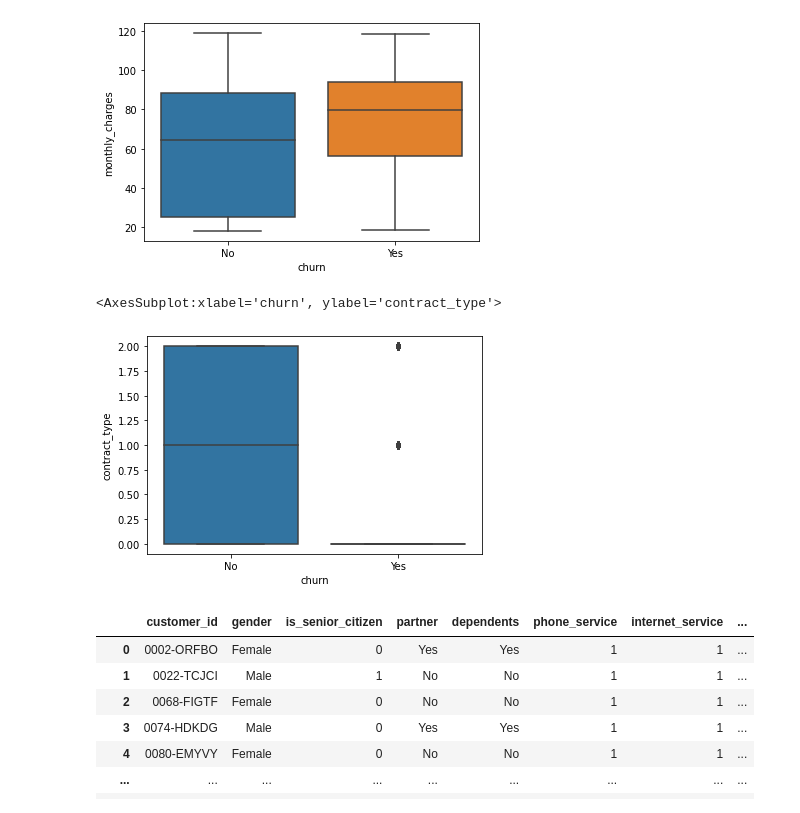
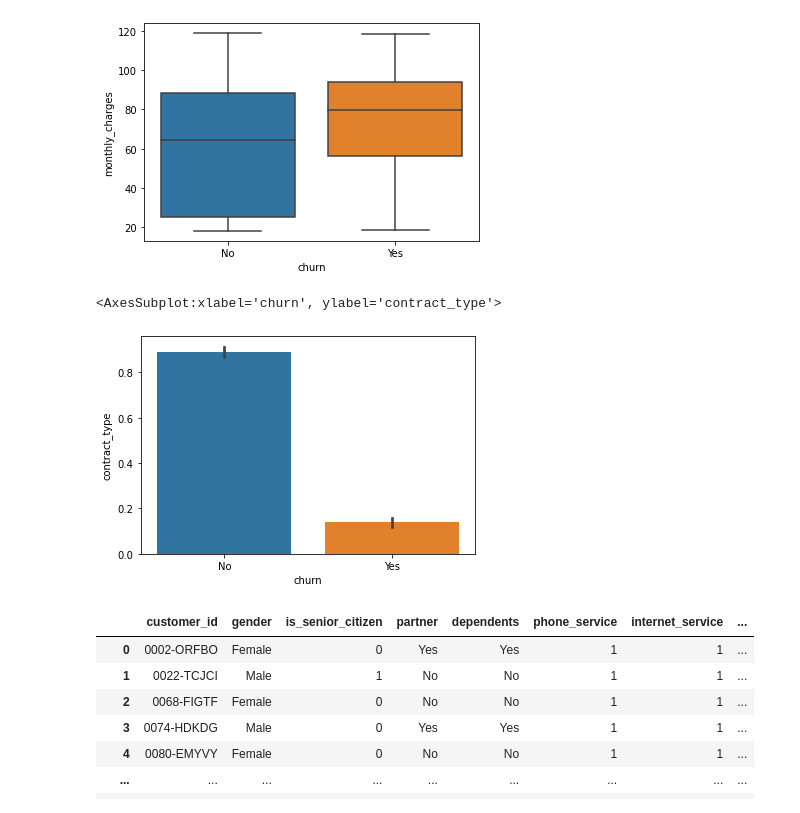
Before and after one commit to lincolnmuriithi11/numpy-pandas-visualization-exercises, a Jupyter notebook: Telco.ipynb, the cells around one changed output. Drawn from its saved outputs; the diff is of its cells as text; code cells hidden in the pictures.

```diff
--- a/Telco.ipynb
+++ b/Telco.ipynb
@@ -176,10 +180,10 @@ sns.boxplot(x= "churn", y = "monthly_charges",data = df)
 [figure]
 # %%
 
-sns.boxplot(x= "churn", y = "contract_type",data = df)
+sns.barplot(x= "churn", y = "contract_type",data = df)
 # %% [output]
 <AxesSubplot:xlabel='churn', ylabel='contract_type'>
-[figure, old version]
+[figure, new version]
 # %%
 df["phone_internet"] = (df.phone_service > 0 ) & (df.internet_service > 0)
 df
```
Also changed, not shown: parts of 25 cells of this notebook.
